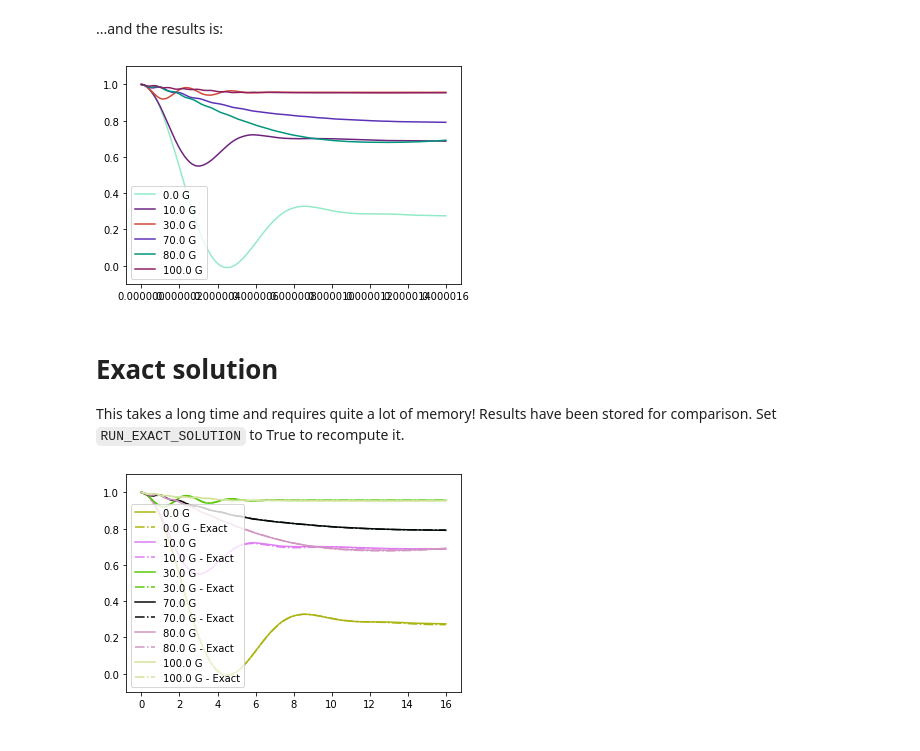
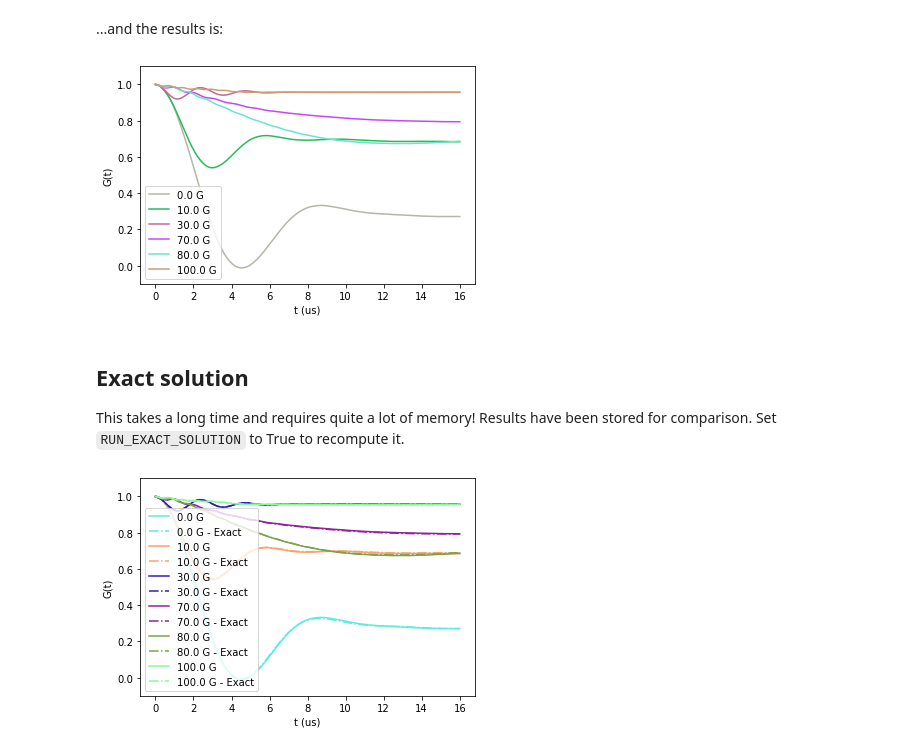
Before and after one commit to bonfus/undi, a Jupyter notebook: examples/Cu.ipynb, the cells around one changed output. Cells and saved outputs as stored; diff of their text form; code cells hidden in the pictures.

```diff
--- a/examples/Cu.ipynb
+++ b/examples/Cu.ipynb
@@ -22,37 +28,37 @@ atoms = [
      'Label': 'mu'},
 
     {'Position': np.array([0.0    ,    0.5   ,     0.5])*angtom*a,
-     'Label': 'Cu',
+     'Label': '63Cu',
      'ElectricQuadrupoleMoment': Cu_Quadrupole_moment,
      # 'OmegaQmu': 3.2e6 # s^-1
     },
 
     {'Position': np.array([0.5    ,    0.0   ,     0.5])*angtom*a,
-     'Label': 'Cu',
+     'Label': '63Cu',
      'ElectricQuadrupoleMoment': Cu_Quadrupole_moment,
      # 'OmegaQmu': 3.2e6 # s^-1
     },
 
     {'Position': np.array([1.0    ,   0.5   ,     0.5])*angtom*a,
-     'Label': 'Cu',
+     'Label': '63Cu',
      'ElectricQuadrupoleMoment': Cu_Quadrupole_moment,
      # 'OmegaQmu': 3.2e6 # s^-1
     },
 
     {'Position': np.array([0.5    ,    1.0   ,     0.5])*angtom*a,
-     'Label': 'Cu',
+     'Label': '63Cu',
      'ElectricQuadrupoleMoment': Cu_Quadrupole_moment,
      # 'OmegaQmu': 3.2e6 # s^-1
     },
 
     {'Position': np.array([0.5    ,    0.5   ,     0.0])*angtom*a,
-    'Label': 'Cu',
+    'Label': '63Cu',
     'ElectricQuadrupoleMoment': Cu_Quadrupole_moment,
     # 'OmegaQmu': 3.2e6 # s^-1
     },
 
     {'Position': np.array([0.5    ,    0.5   ,     1.0])*angtom*a,
-     'Label': 'Cu',
+     'Label': '63Cu',
      'ElectricQuadrupoleMoment': Cu_Quadrupole_moment,
      # 'OmegaQmu': 3.2e6 # s^-1
     }
@@ -88,6 +94,6 @@ def gen_radial_EFG(p_mu, p_N, Vzz):
 
 
 for idx, atom in enumerate(atoms):
-    if atom['Label'] == 'Cu':
+    if atom['Label'] == '63Cu':
         atoms[idx]['EFGTensor'] = gen_radial_EFG(atoms[0]['Position'], atom['Position'], Vzz_from_Celio_PRL())
 # %% [markdown]
@@ -160,15 +167,17 @@ done!
 # %%
 fig, axes = plt.subplots(1,1)
 for i, Bmod in enumerate(LongitudinalFields):
     color = list(np.random.choice(range(256), size=3)/256)
-    axes.plot(tlist, signals[i], label='{} G'.format(Bmod*1e4), linestyle='-', color=color)
+    axes.plot(1e6*tlist, signals[i], label='{} G'.format(Bmod*1e4), linestyle='-', color=color)
 axes.set_ylim((-0.1,1.1))
+axes.set_ylabel('G(t)')
+axes.set_xlabel('t (us)')
 plt.legend()
 plt.show()
 # %% [output]
-[figure, old version]
+[figure, new version]
 # %% [markdown]
-# Exact solution
+## Exact solution
 
 This takes a long time and requires quite a lot of memory!
 Results have been stored for comparison.
@@ -247,7 +256,7 @@ if RUN_EXACT_SOLUTION:
 
         # Put field along muon polarization, that is always z
         B = Bmod * np.array([0,0.,1.])
-        NS = MuonNuclearInteraction(atoms, external_field=B, log_level='info')
+        NS = MuonNuclearInteraction(atoms, external_field=B, log_level='critical')
 
         # rotate the sumple such that the muon spin is aligned with
         # the 111 direction (and, just for convenience, the muon position is
@@ -264,7 +273,9 @@ for i, Bmod in enumerate(LongitudinalFields):
     axes.plot(1e6*tlist, signals[i], label='{} G'.format(Bmod*1e4), linestyle='-', color=color)
     axes.plot(1e6*exact_tlist, exact_signals[i], label='{} G - Exact'.format(Bmod*1e4), linestyle='-.', color=color)
 axes.set_ylim((-0.1,1.1))
+axes.set_ylabel('G(t)')
+axes.set_xlabel('t (us)')
 plt.legend()
 plt.show()
 # %% [output]
-[figure, old version]
+[figure, new version]
```
Also changed, not shown: parts of 5 cells of this notebook, 8 other files.
